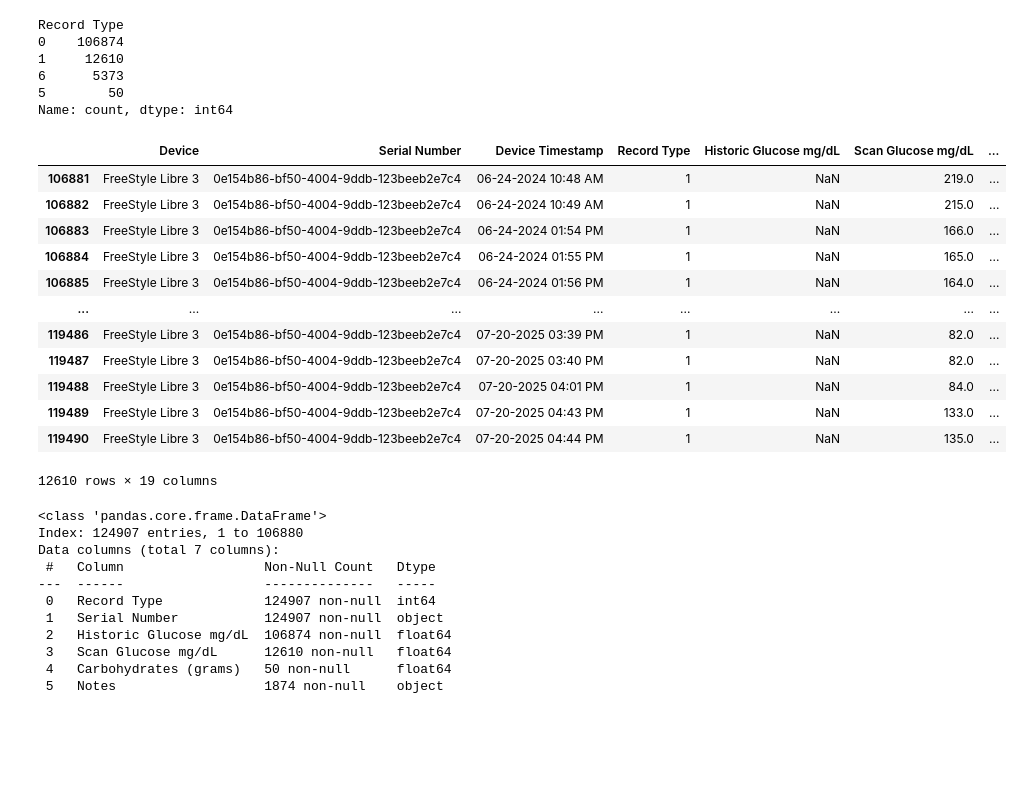
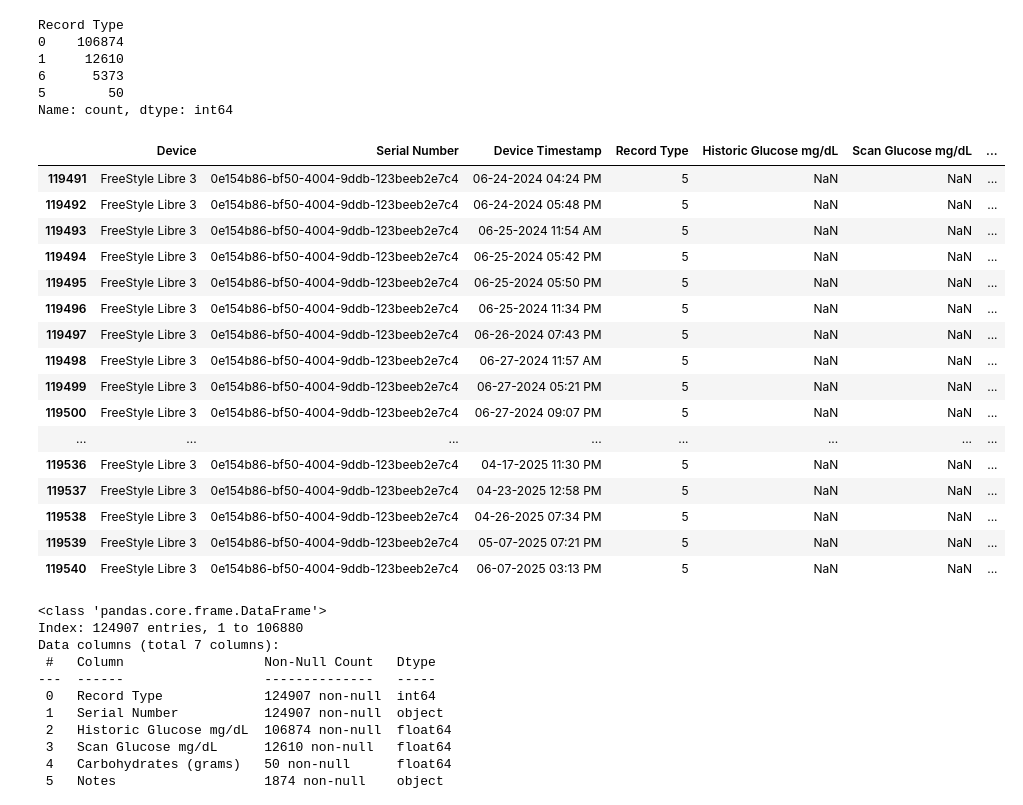
Before and after one commit to piggyatbaqaqi/sugarbowl, a Jupyter notebook: explore/sugarbowl_piggy.ipynb, the cells around one changed output. Drawn from its saved outputs; the diff is of its cells as text; code cells hidden in the pictures; blank space fills up the shorter version.

```diff
--- a/explore/sugarbowl_piggy.ipynb
+++ b/explore/sugarbowl_piggy.ipynb
@@ -64,21 +65,25 @@ Record Type
 5        50
 Name: count, dtype: int64
 # %%
-raw_data[raw_data['Record Type'] == 1]
+raw_data[raw_data['Record Type'] == 5]
 # %% [output]
 |  | Device | Serial Number | Device Timestamp | Record Type | Historic Glucose mg/dL | Scan Glucose mg/dL | ... |
-| 106881 | FreeStyle Libre 3 | 0e154b86-bf50-4004-9ddb-123beeb2e7c4 | 06-24-2024 10:48 AM | 1 | NaN | 219.0 | ... |
-| 106882 | FreeStyle Libre 3 | 0e154b86-bf50-4004-9ddb-123beeb2e7c4 | 06-24-2024 10:49 AM | 1 | NaN | 215.0 | ... |
-| 106883 | FreeStyle Libre 3 | 0e154b86-bf50-4004-9ddb-123beeb2e7c4 | 06-24-2024 01:54 PM | 1 | NaN | 166.0 | ... |
-| 106884 | FreeStyle Libre 3 | 0e154b86-bf50-4004-9ddb-123beeb2e7c4 | 06-24-2024 01:55 PM | 1 | NaN | 165.0 | ... |
-| 106885 | FreeStyle Libre 3 | 0e154b86-bf50-4004-9ddb-123beeb2e7c4 | 06-24-2024 01:56 PM | 1 | NaN | 164.0 | ... |
+| 119491 | FreeStyle Libre 3 | 0e154b86-bf50-4004-9ddb-123beeb2e7c4 | 06-24-2024 04:24 PM | 5 | NaN | NaN | ... |
+| 119492 | FreeStyle Libre 3 | 0e154b86-bf50-4004-9ddb-123beeb2e7c4 | 06-24-2024 05:48 PM | 5 | NaN | NaN | ... |
+| 119493 | FreeStyle Libre 3 | 0e154b86-bf50-4004-9ddb-123beeb2e7c4 | 06-25-2024 11:54 AM | 5 | NaN | NaN | ... |
+| 119494 | FreeStyle Libre 3 | 0e154b86-bf50-4004-9ddb-123beeb2e7c4 | 06-25-2024 05:42 PM | 5 | NaN | NaN | ... |
+| 119495 | FreeStyle Libre 3 | 0e154b86-bf50-4004-9ddb-123beeb2e7c4 | 06-25-2024 05:50 PM | 5 | NaN | NaN | ... |
+| 119496 | FreeStyle Libre 3 | 0e154b86-bf50-4004-9ddb-123beeb2e7c4 | 06-25-2024 11:34 PM | 5 | NaN | NaN | ... |
+| 119497 | FreeStyle Libre 3 | 0e154b86-bf50-4004-9ddb-123beeb2e7c4 | 06-26-2024 07:43 PM | 5 | NaN | NaN | ... |
+| 119498 | FreeStyle Libre 3 | 0e154b86-bf50-4004-9ddb-123beeb2e7c4 | 06-27-2024 11:57 AM | 5 | NaN | NaN | ... |
+| 119499 | FreeStyle Libre 3 | 0e154b86-bf50-4004-9ddb-123beeb2e7c4 | 06-27-2024 05:21 PM | 5 | NaN | NaN | ... |
+| 119500 | FreeStyle Libre 3 | 0e154b86-bf50-4004-9ddb-123beeb2e7c4 | 06-27-2024 09:07 PM | 5 | NaN | NaN | ... |
 | ... | ... | ... | ... | ... | ... | ... | ... |
-| 119486 | FreeStyle Libre 3 | 0e154b86-bf50-4004-9ddb-123beeb2e7c4 | 07-20-2025 03:39 PM | 1 | NaN | 82.0 | ... |
-| 119487 | FreeStyle Libre 3 | 0e154b86-bf50-4004-9ddb-123beeb2e7c4 | 07-20-2025 03:40 PM | 1 | NaN | 82.0 | ... |
-| 119488 | FreeStyle Libre 3 | 0e154b86-bf50-4004-9ddb-123beeb2e7c4 | 07-20-2025 04:01 PM | 1 | NaN | 84.0 | ... |
-| 119489 | FreeStyle Libre 3 | 0e154b86-bf50-4004-9ddb-123beeb2e7c4 | 07-20-2025 04:43 PM | 1 | NaN | 133.0 | ... |
-| 119490 | FreeStyle Libre 3 | 0e154b86-bf50-4004-9ddb-123beeb2e7c4 | 07-20-2025 04:44 PM | 1 | NaN | 135.0 | ... |
+| 119536 | FreeStyle Libre 3 | 0e154b86-bf50-4004-9ddb-123beeb2e7c4 | 04-17-2025 11:30 PM | 5 | NaN | NaN | ... |
+| 119537 | FreeStyle Libre 3 | 0e154b86-bf50-4004-9ddb-123beeb2e7c4 | 04-23-2025 12:58 PM | 5 | NaN | NaN | ... |
+| 119538 | FreeStyle Libre 3 | 0e154b86-bf50-4004-9ddb-123beeb2e7c4 | 04-26-2025 07:34 PM | 5 | NaN | NaN | ... |
+| 119539 | FreeStyle Libre 3 | 0e154b86-bf50-4004-9ddb-123beeb2e7c4 | 05-07-2025 07:21 PM | 5 | NaN | NaN | ... |
+| 119540 | FreeStyle Libre 3 | 0e154b86-bf50-4004-9ddb-123beeb2e7c4 | 06-07-2025 03:13 PM | 5 | NaN | NaN | ... |
-12610 rows × 19 columns
 # %%
 data = raw_data[['Record Type', 'Serial Number', 'Historic Glucose mg/dL', 'Scan Glucose mg/dL', 'Carbohydrates (grams)', 'Notes']].copy()
 # %%
```
Also changed, not shown: parts of 3 cells of this notebook.
